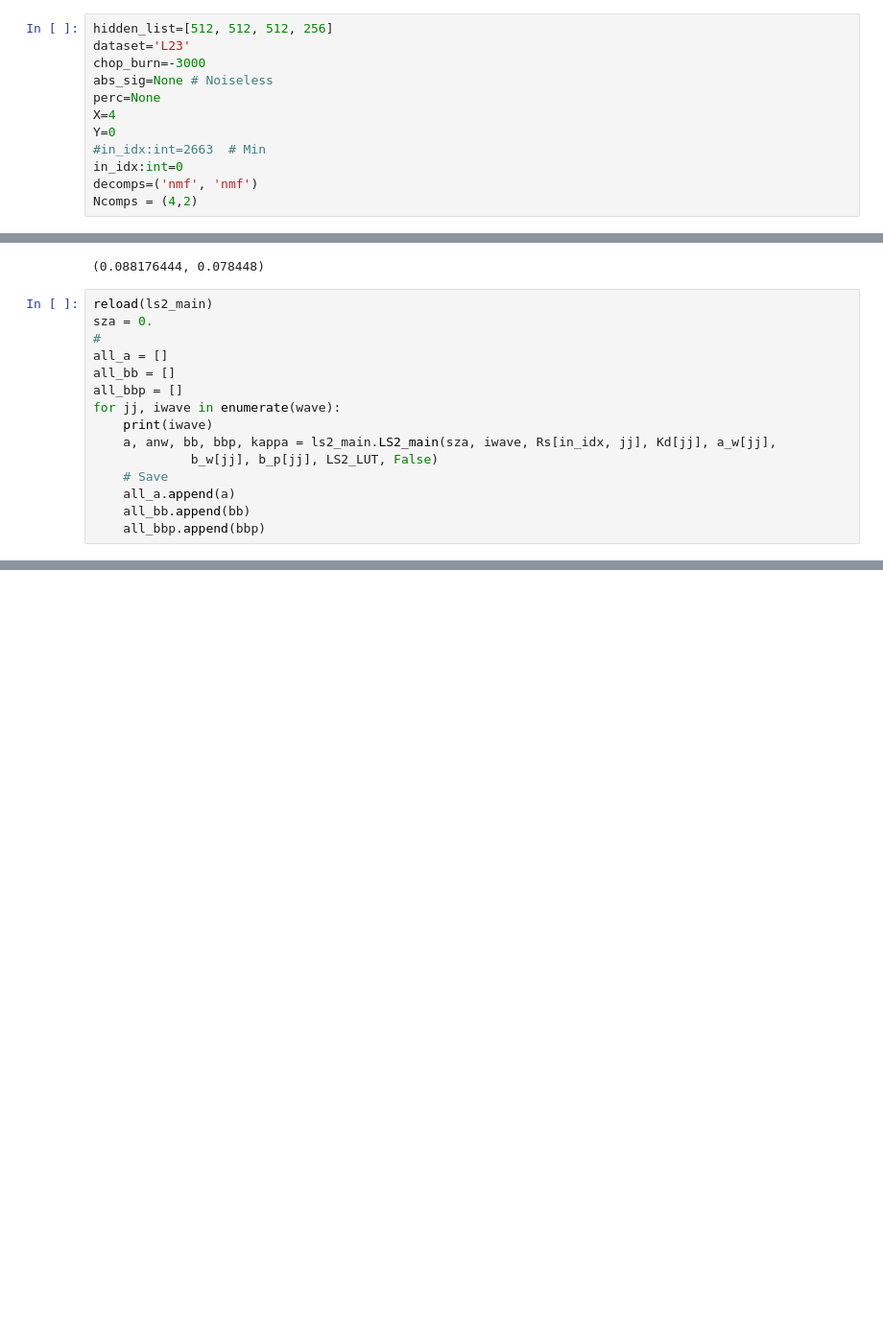
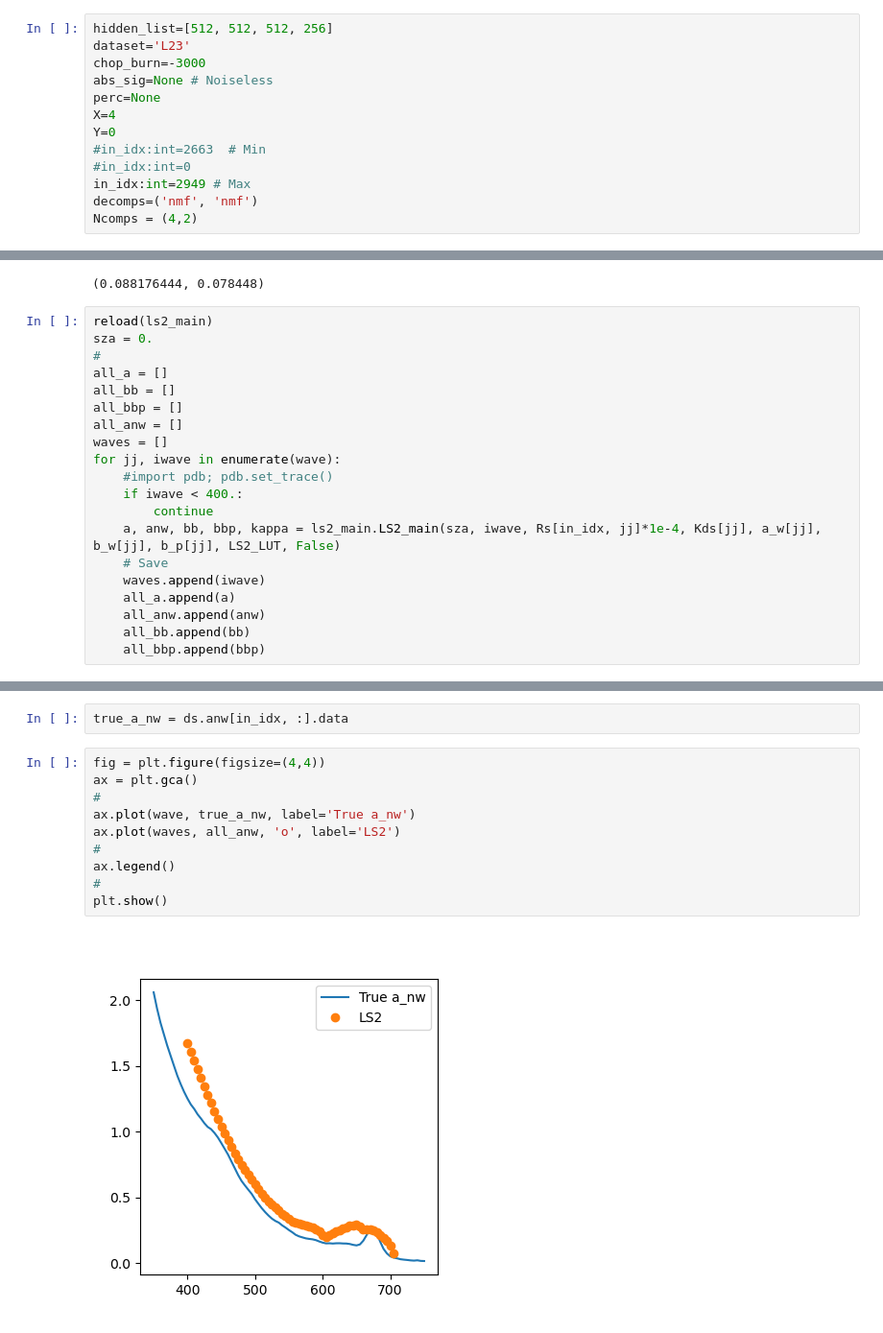
Before and after one commit to AI-for-Ocean-Science/ihop, a Jupyter notebook: papers/I/Analysis/Run_LS2.ipynb, the cells around one changed output, grey strips where cells are left out. Shown at 96% size. Cells and saved outputs as stored; diff of their text form; blank space fills up the shorter version.

```diff
--- a/papers/I/Analysis/Run_LS2.ipynb
+++ b/papers/I/Analysis/Run_LS2.ipynb
@@ -45,7 +45,8 @@ perc=None
 X=4
 Y=0
 #in_idx:int=2663  # Min
-in_idx:int=0
+#in_idx:int=0
+in_idx:int=2949 # Max
 decomps=('nmf', 'nmf')
 Ncomps = (4,2)
 # %%
@@ -170,11 +173,16 @@ sza = 0.
 all_a = []
 all_bb = []
 all_bbp = []
+all_anw = []
+waves = []
 for jj, iwave in enumerate(wave):
-    print(iwave)
-    a, anw, bb, bbp, kappa = ls2_main.LS2_main(sza, iwave, Rs[in_idx, jj], Kd[jj], a_w[jj],
-             b_w[jj], b_p[jj], LS2_LUT, False)
+    #import pdb; pdb.set_trace()
+    if iwave < 400.:
+        continue
+    a, anw, bb, bbp, kappa = ls2_main.LS2_main(sza, iwave, Rs[in_idx, jj]*1e-4, Kds[jj], a_w[jj], b_w[jj], b_p[jj], LS2_LUT, False)
     # Save
+    waves.append(iwave)
     all_a.append(a)
+    all_anw.append(anw)
     all_bb.append(bb)
     all_bbp.append(bbp)
@@ -183,0 +191,14 @@ TypeError: cannot unpack non-iterable NoneType object
+# %%
+true_a_nw = ds.anw[in_idx, :].data
+# %%
+fig = plt.figure(figsize=(4,4))
+ax = plt.gca()
+#
+ax.plot(wave, true_a_nw, label='True a_nw')
+ax.plot(waves, all_anw, 'o', label='LS2')
+#
+ax.legend()
+#
+plt.show()
+# %% [output]
+[figure, added]
```
Also changed, not shown: parts of 4 cells of this notebook.
